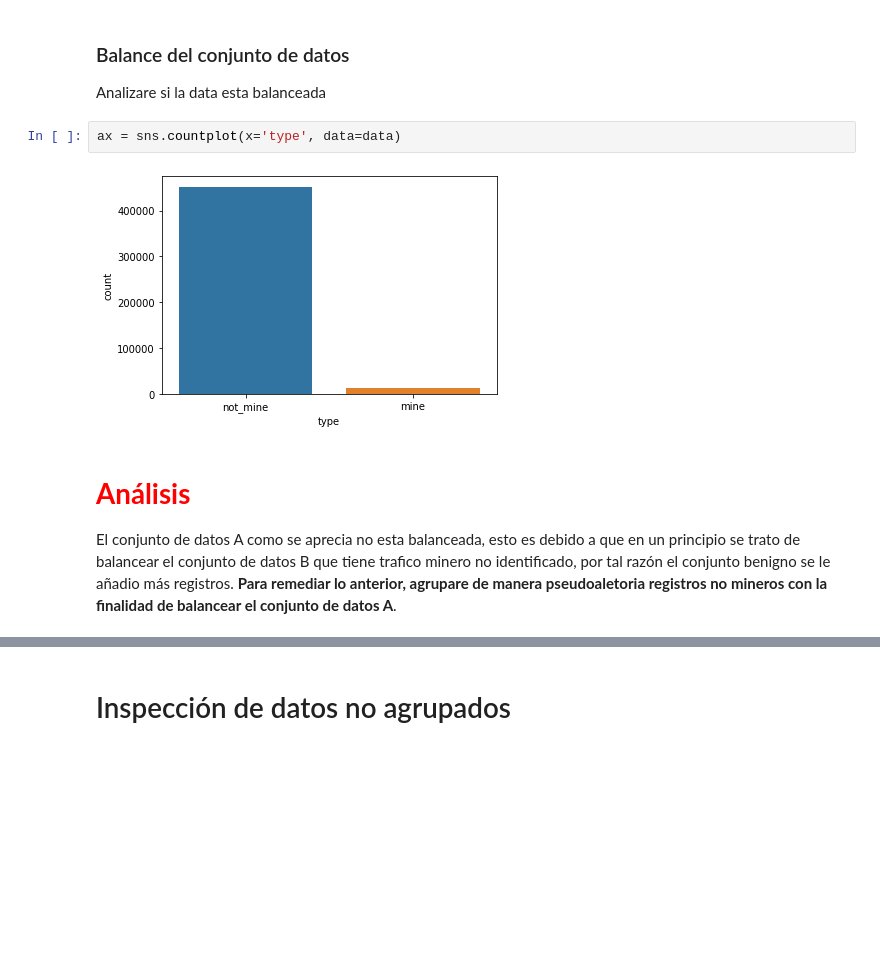
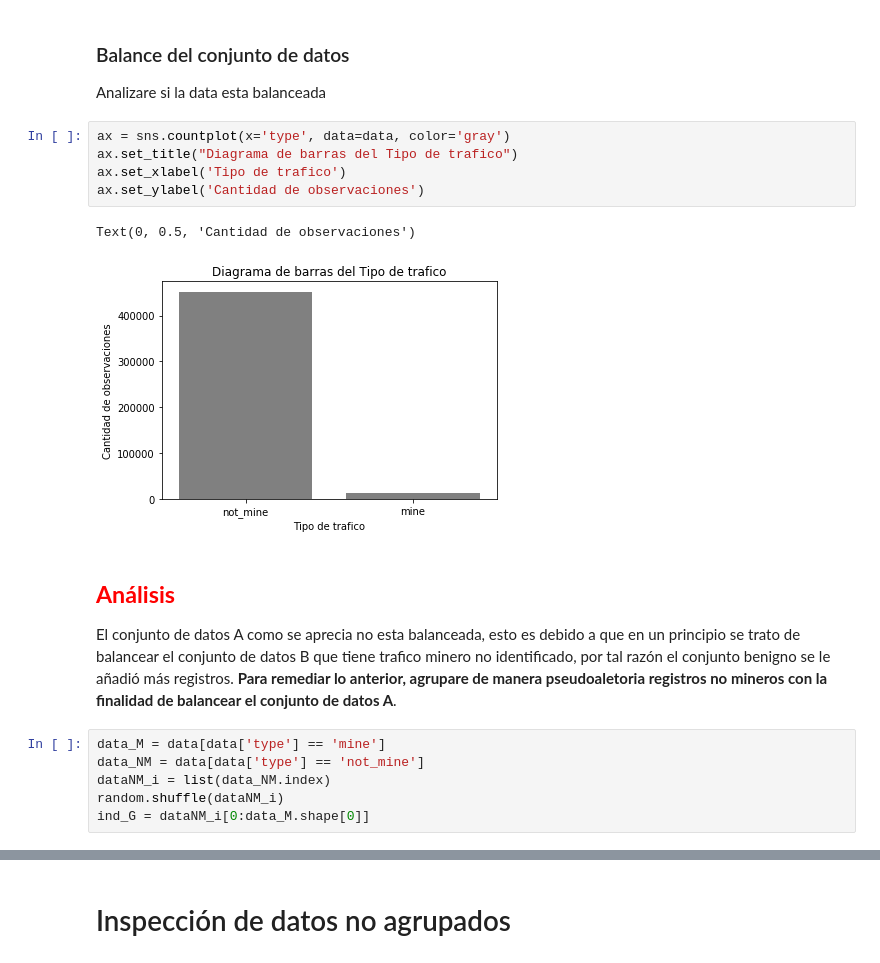
Before and after one commit to Kaiziferr/-Miner_Detector, a Jupyter notebook: PDG/1. Analysis_Univariado_Netflow.ipynb, the cells around one changed output, grey strips where cells are left out. Cells and saved outputs as stored; diff of their text form; blank space fills up the shorter version.

```diff
--- a/PDG/1. Analysis_Univariado_Netflow.ipynb
+++ b/PDG/1. Analysis_Univariado_Netflow.ipynb
@@ -322,10 +315,20 @@ print(data_object)
 # %% [markdown]
 ### Balance del conjunto de datos
 Analizare si la data esta balanceada
-# %%
-ax = sns.countplot(x='type', data=data)
-# %% [output]
-[figure, removed]
+# %%
+ax = sns.countplot(x='type', data=data, color='gray')
+ax.set_title("Diagrama de barras del Tipo de trafico")
+ax.set_xlabel('Tipo de trafico')
+ax.set_ylabel('Cantidad de observaciones')
+# %% [output]
+Text(0, 0.5, 'Cantidad de observaciones')
+[figure, added]
 # %% [markdown]
-<font color="Red"><b><h1> Análisis</h1> </font>
-El conjunto de datos A como se aprecia no esta balanceada, esto es debido a que en un principio se trato de balancear el conjunto de datos B que tiene trafico minero no identificado, por tal razón el conjunto benigno se le añadio más registros. **Para remediar lo anterior, agrupare de manera pseudoaletoria registros no mineros con la finalidad de balancear el conjunto de datos A**.
+<font color="Red"><b><h2> Análisis</h2> </font>
+El conjunto de datos A como se aprecia no esta balanceada, esto es debido a que en un principio se trato de balancear el conjunto de datos B que tiene trafico minero no identificado, por tal razón el conjunto benigno se le añadió más registros. **Para remediar lo anterior, agrupare de manera pseudoaletoria registros no mineros con la finalidad de balancear el conjunto de datos A**.
+# %%
+data_M = data[data['type'] == 'mine']
+data_NM = data[data['type'] == 'not_mine']
+dataNM_i = list(data_NM.index)
+random.shuffle(dataNM_i)
+ind_G = dataNM_i[0:data_M.shape[0]]
```
Also changed, not shown: parts of 55 cells of this notebook, 1 other file.
